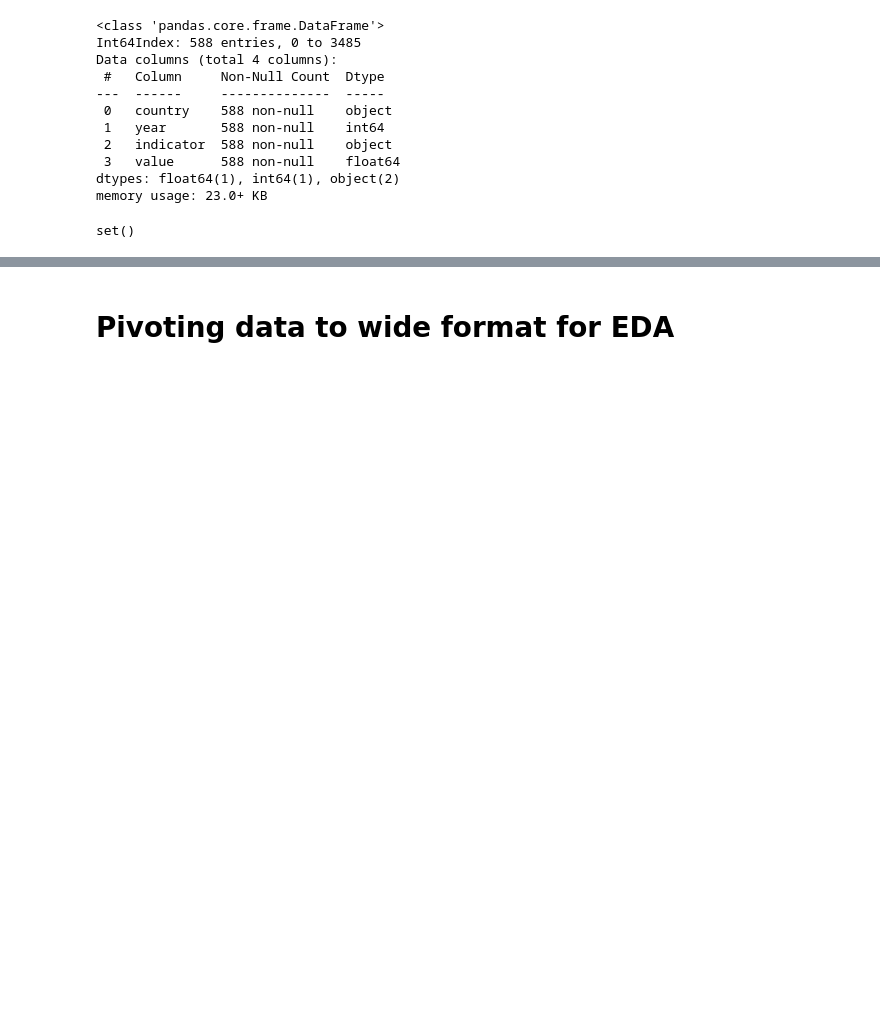
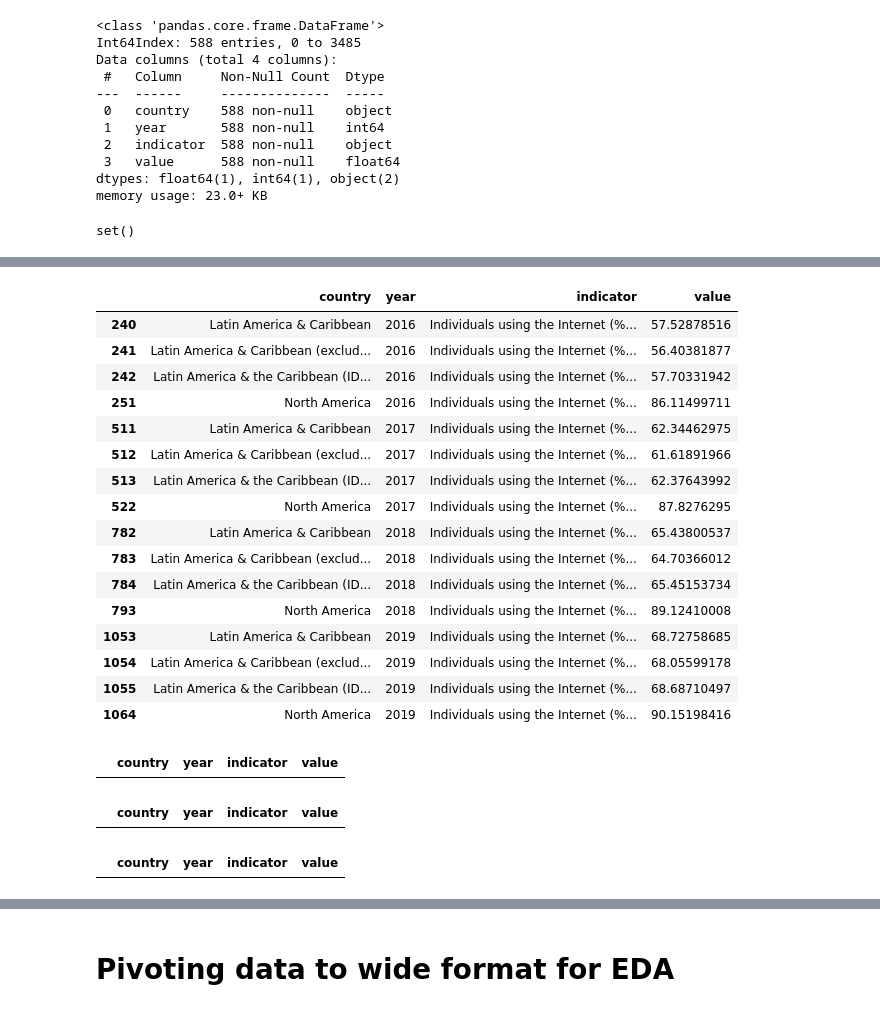
Before and after one commit to steph-wda/ds4a-capstone-team34, a Jupyter notebook: Education_and_Innovation_Team34.ipynb, the cells around one changed output, grey strips where cells are left out. Saved outputs shown, nothing was run; the diff lists cells and outputs as text; code cells hidden in the pictures; blank space fills up the shorter version.

```diff
--- a/Education_and_Innovation_Team34.ipynb
+++ b/Education_and_Innovation_Team34.ipynb
@@ -467,0 +528,4 @@ set()
+# %%
+#Rearrange column order to make "country" and "year" column first
+clean_internet_df = clean_internet_df.reindex(columns=['country','year','indicator','value'])
+clean_internet_df.info()
@@ -467,0 +544,4 @@ set()
+# %%
+#Removing .. values
+clean_internet_df = clean_internet_df[clean_internet_df['value'] !='..']
+clean_internet_df.info()
@@ -467,0 +581,7 @@ set()
+# %%
+#Saving countries with a value count of less than 4 for later comparison
+less_than_four_countries = clean_internet_df['country'].value_counts()[clean_internet_df['country'].value_counts() < 4].index
+
+#Creating an index of all the countries that have a value count of 4
+countries = clean_internet_df['country'].value_counts()[clean_internet_df['country'].value_counts() == 4].index
+countries
@@ -467,0 +596,4 @@ set()
+# %%
+#Removing countries that do not have all values for targeted years
+clean_internet_df = clean_internet_df[clean_internet_df['country'].isin(countries)]
+clean_internet_df.info()
@@ -467,0 +694,35 @@ set()
+# %%
+#Checking for United States of America
+clean_internet_df[clean_internet_df['country'].str.find('Amer') > -1]
+# %% [output]
+|  | country | year | indicator | value |
+| 240 | Latin America & Caribbean | 2016 | Individuals using the Internet (%... | 57.52878516 |
+| 241 | Latin America & Caribbean (exclud... | 2016 | Individuals using the Internet (%... | 56.40381877 |
+| 242 | Latin America & the Caribbean (ID... | 2016 | Individuals using the Internet (%... | 57.70331942 |
+| 251 | North America | 2016 | Individuals using the Internet (%... | 86.11499711 |
+| 511 | Latin America & Caribbean | 2017 | Individuals using the Internet (%... | 62.34462975 |
+| 512 | Latin America & Caribbean (exclud... | 2017 | Individuals using the Internet (%... | 61.61891966 |
+| 513 | Latin America & the Caribbean (ID... | 2017 | Individuals using the Internet (%... | 62.37643992 |
+| 522 | North America | 2017 | Individuals using the Internet (%... | 87.8276295 |
+| 782 | Latin America & Caribbean | 2018 | Individuals using the Internet (%... | 65.43800537 |
+| 783 | Latin America & Caribbean (exclud... | 2018 | Individuals using the Internet (%... | 64.70366012 |
+| 784 | Latin America & the Caribbean (ID... | 2018 | Individuals using the Internet (%... | 65.45153734 |
+| 793 | North America | 2018 | Individuals using the Internet (%... | 89.12410008 |
+| 1053 | Latin America & Caribbean | 2019 | Individuals using the Internet (%... | 68.72758685 |
+| 1054 | Latin America & Caribbean (exclud... | 2019 | Individuals using the Internet (%... | 68.05599178 |
+| 1055 | Latin America & the Caribbean (ID... | 2019 | Individuals using the Internet (%... | 68.68710497 |
+| 1064 | North America | 2019 | Individuals using the Internet (%... | 90.15198416 |
+# %%
+clean_gov_edu_expend_df[clean_gov_edu_expend_df['country'].str.find('Latin') > -1]
+# %% [output]
+|  | country | year | indicator | value |
+# %%
+#Checking for Jamaica
+clean_internet_df[clean_internet_df['country'].str.find('Jam') > -1]
+# %% [output]
+|  | country | year | indicator | value |
+# %%
+#Checking for Jordan
+clean_internet_df[clean_internet_df['country'].str.find('Jor') > -1]
+# %% [output]
+|  | country | year | indicator | value |
```
Also changed, not shown: parts of 35 cells of this notebook.
